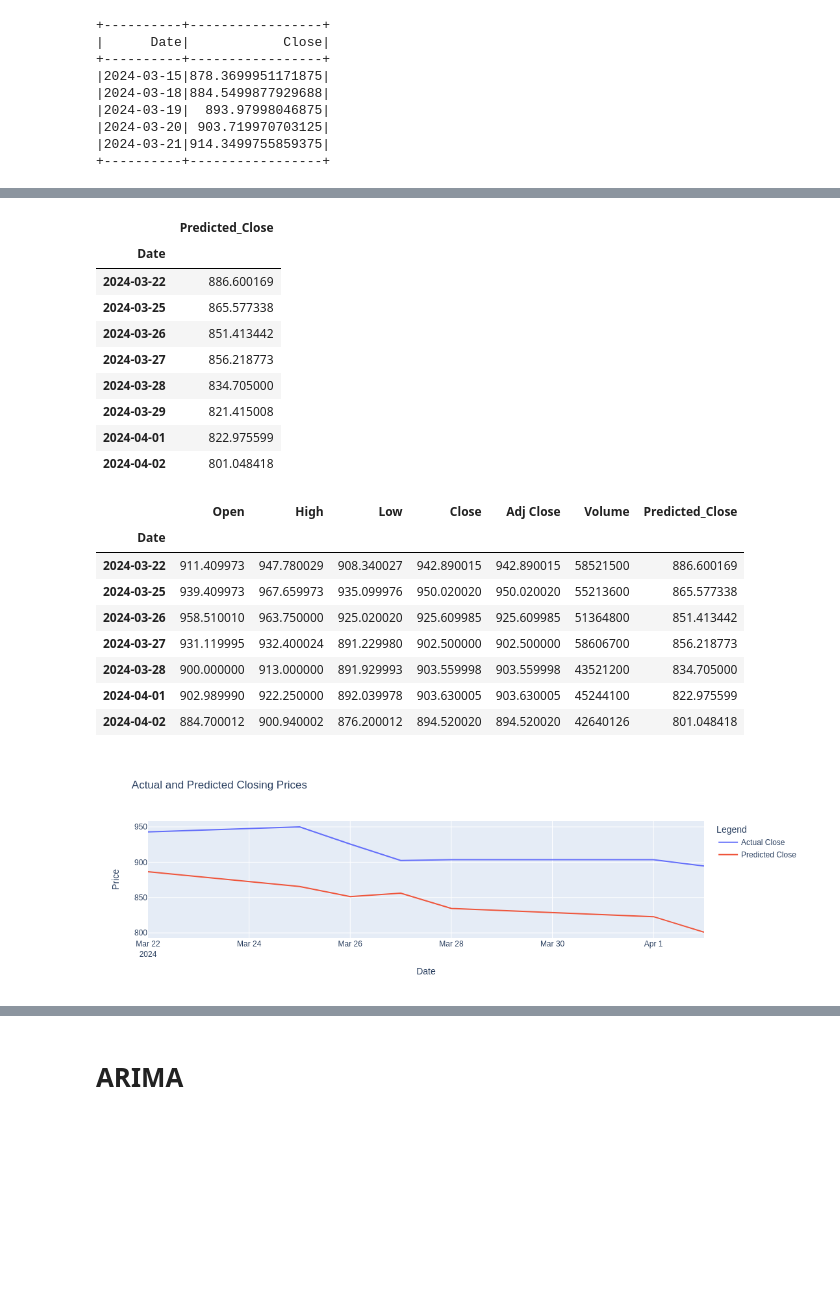
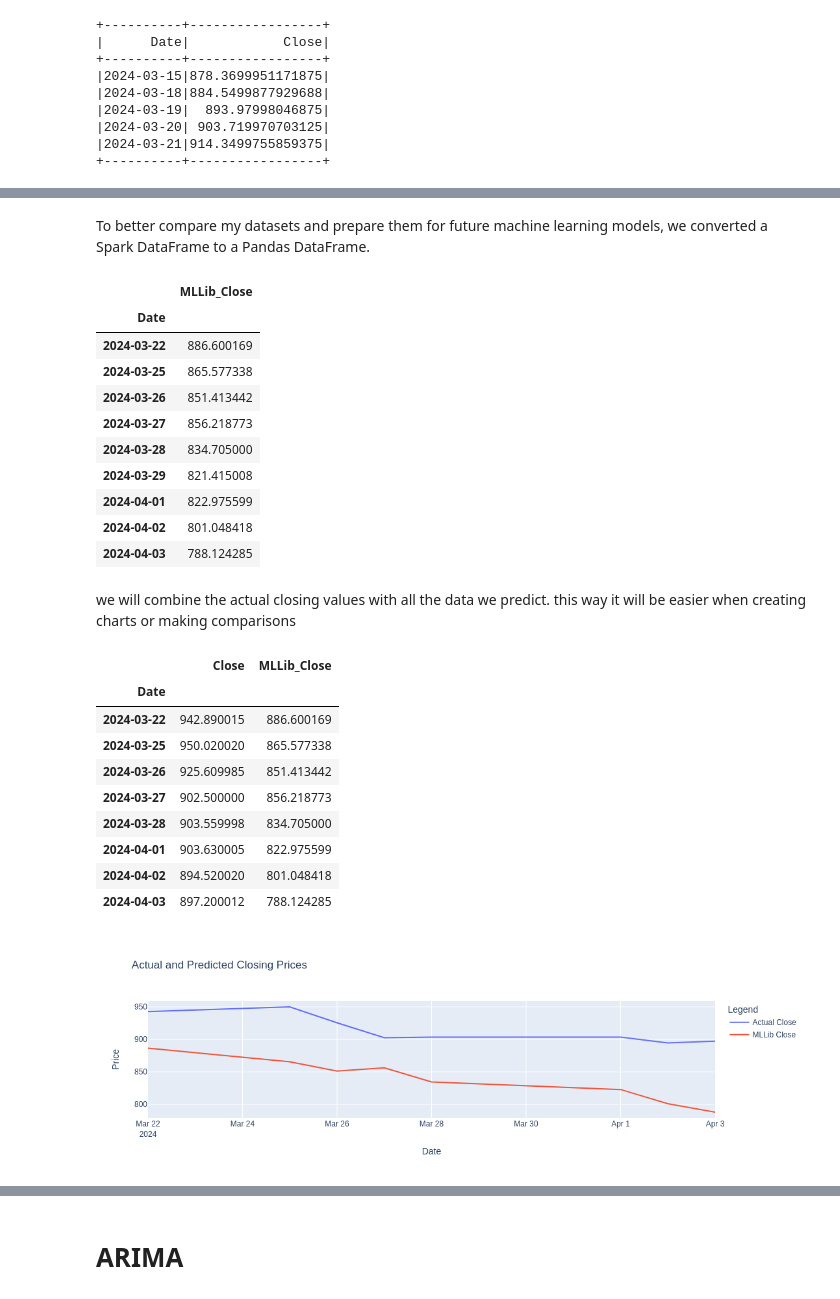
Before and after one commit to TunahanINCE/Machine-Learning-Models-for-Predicting-Stock-Market-Closing-Prices, a Jupyter notebook: TunahanINCE.ipynb, the cells around one changed output, grey strips where cells are left out. Saved outputs shown, nothing was run; the diff lists cells and outputs as text; code cells hidden in the pictures; blank space fills up the shorter version.

```diff
--- a/TunahanINCE.ipynb
+++ b/TunahanINCE.ipynb
@@ -107,10 +107,6 @@ for i in range(1, 6):
 # %%
-from pyspark.sql import SparkSession
 from pyspark.sql.functions import lag,col, to_date, dayofweek
-from pyspark.ml.feature import VectorAssembler
 from pyspark.sql.window import Window
-# Spark oturumunu başlatma
-spark = SparkSession.builder.appName("Stock Price Forecasting").getOrCreate()
 
 # Gecikmeli öznitelikler ekleyin
 for i in range(1, 6):
@@ -121,3 +117,4 @@ df = df.withColumn("DayOfWeek", dayofweek(col("Date")))
 
 # Eğitim için kullanılacak özniteliklerin listesini oluştur
 input_cols = [f"lag_{i}" for i in range(1, 6)] + ['DayOfWeek']
+input_cols
@@ -254,11 +255,6 @@ from pyspark.sql.functions import lit, array
 from pyspark.ml.linalg import Vectors
 from pyspark.sql.functions import to_date, max
 from datetime import datetime, timedelta
-
-# Modeli ve son bilinen verileri yükleyin
-#trained_model = # Eğitilmiş modelinizin yüklendiği yer
-#last_known_values = # Son bilinen lag ve close değerleri
-
 
 # Tahmin yapmak istediğiniz gün sayısını belirleyin
 future_days = len(future_dates)  # Örneğin, future_dates uzunlugu kadar tahmin etmek istiyorsanız
@@ -269,16 +265,12 @@ current_date = last_date_row[0][0]
 #current_date = datetime.now()  # Mevcut tarihi kullanarak tahminler yapın
 
 # Gelecek tarihler için boş bir DataFrame oluşturun
-#future_dates = [current_date + timedelta(days=i) for i in range(1, future_days + 1)]
 future_predictions = []
-
 
 # Örnek olarak, eğer modeliniz 5 gecikme özelliği kullanıyorsa (lag_1, lag_2, ... lag_5),
 # ve last_known_values son bilinen 'Close' değeri ve 5 gecikme özelliğini içeriyorsa:
 lag_features = ['lag_1', 'lag_2', 'lag_3', 'lag_4', 'lag_5']
 
-# Bu değerleri kullanarak yeni özellikler vektörünü oluşturun
-#new_features = [last_known_values[i] for i in lag_features]
 
 # Döngü ile tahminleri yapın
 for future_date in future_dates:
@@ -298,7 +290,7 @@ for future_date in future_dates:
     last_known_values = new_features[1:] + [predicted_close]
 
 # Tahminleri içeren DataFrame'i oluşturun
-predictions_df = spark.createDataFrame(future_predictions, ["Date", "Predicted_Close"])
+predictions_df = spark.createDataFrame(future_predictions, ["Date", "MLLib_Close"])
 predictions_df.show()
 # %% [output]
 +----------+-----------------+
@@ -357,11 +355,13 @@ df_real_close
+# %% [markdown]
+To better compare my datasets and prepare them for future machine learning models, we converted a Spark DataFrame to a Pandas DataFrame.
 # %%
 # Spark DataFrame'ini pandas DataFrame'ine dönüştürme
-predictions_pandas_df = predictions_df.toPandas()
+df_MLLib_forecast = predictions_df.toPandas()
 # 'Date' sütununu index olarak atama
-predictions_pandas_df = predictions_pandas_df.set_index('Date')
-predictions_pandas_df
+df_MLLib_forecast = df_MLLib_forecast.set_index('Date')
+df_MLLib_forecast
 # %% [output]
-|  | Predicted_Close |
+|  | MLLib_Close |
 | Date |  |
 | 2024-03-22 | 886.600169 |
 | 2024-03-25 | 865.577338 |
@@ -371,53 +371,57 @@ predictions_pandas_df
 | 2024-03-29 | 821.415008 |
 | 2024-04-01 | 822.975599 |
 | 2024-04-02 | 801.048418 |
+| 2024-04-03 | 788.124285 |
 # %%
 #!pip install plotly
 import plotly.offline as pyo
 pyo.init_notebook_mode(connected = True)
 pd.options.plotting.backend = "plotly"
+# %% [markdown]
+we will combine the actual closing values with all the data we predict. this way it will be easier when creating charts or making comparisons
 # %%
 # Index üzerinden birleştirme yapın
 # Bu, aynı tarihlerdeki verileri yan yana getirecektir
-merged_df = df_real.join(predictions_pandas_df, how='inner')
+merged_df = df_real_close.join(df_MLLib_forecast, how='inner')
 merged_df
 # %% [output]
-|  | Open | High | Low | Close | Adj Close | Volume | Predicted_Close |
-| Date |  |  |  |  |  |  |  |
-| 2024-03-22 | 911.409973 | 947.780029 | 908.340027 | 942.890015 | 942.890015 | 58521500 | 886.600169 |
-| 2024-03-25 | 939.409973 | 967.659973 | 935.099976 | 950.020020 | 950.020020 | 55213600 | 865.577338 |
-| 2024-03-26 | 958.510010 | 963.750000 | 925.020020 | 925.609985 | 925.609985 | 51364800 | 851.413442 |
-| 2024-03-27 | 931.119995 | 932.400024 | 891.229980 | 902.500000 | 902.500000 | 58606700 | 856.218773 |
-| 2024-03-28 | 900.000000 | 913.000000 | 891.929993 | 903.559998 | 903.559998 | 43521200 | 834.705000 |
-| 2024-04-01 | 902.989990 | 922.250000 | 892.039978 | 903.630005 | 903.630005 | 45244100 | 822.975599 |
-| 2024-04-02 | 884.700012 | 900.940002 | 876.200012 | 894.520020 | 894.520020 | 42640126 | 801.048418 |
+|  | Close | MLLib_Close |
+| Date |  |  |
+| 2024-03-22 | 942.890015 | 886.600169 |
+| 2024-03-25 | 950.020020 | 865.577338 |
+| 2024-03-26 | 925.609985 | 851.413442 |
+| 2024-03-27 | 902.500000 | 856.218773 |
+| 2024-03-28 | 903.559998 | 834.705000 |
+| 2024-04-01 | 903.630005 | 822.975599 |
+| 2024-04-02 | 894.520020 | 801.048418 |
+| 2024-04-03 | 897.200012 | 788.124285 |
 # %%
 import plotly.graph_objs as go
 
 # Create Plotly Scatter objects
 trace1 = go.Scatter(
     x=merged_df.index,
     y=merged_df['Close'],
     mode='lines',
     name='Actual Close'
 )
 
 trace2 = go.Scatter(
     x=merged_df.index,
-    y=merged_df['Predicted_Close'],
+    y=merged_df['MLLib_Close'],
     mode='lines',
-    name='Predicted Close'
+    name='MLLib Close'
 )
 
 # Create and show the combined graph
 fig = go.Figure(data=[trace1, trace2])
 fig.update_layout(
     title='Actual and Predicted Closing Prices',
     xaxis_title='Date',
     yaxis_title='Price',
     legend_title='Legend'
 )
 
 fig.show()
 # %% [output]
-[figure, old version]
+[figure, new version]
```
Also changed, not shown: parts of 101 cells of this notebook.
